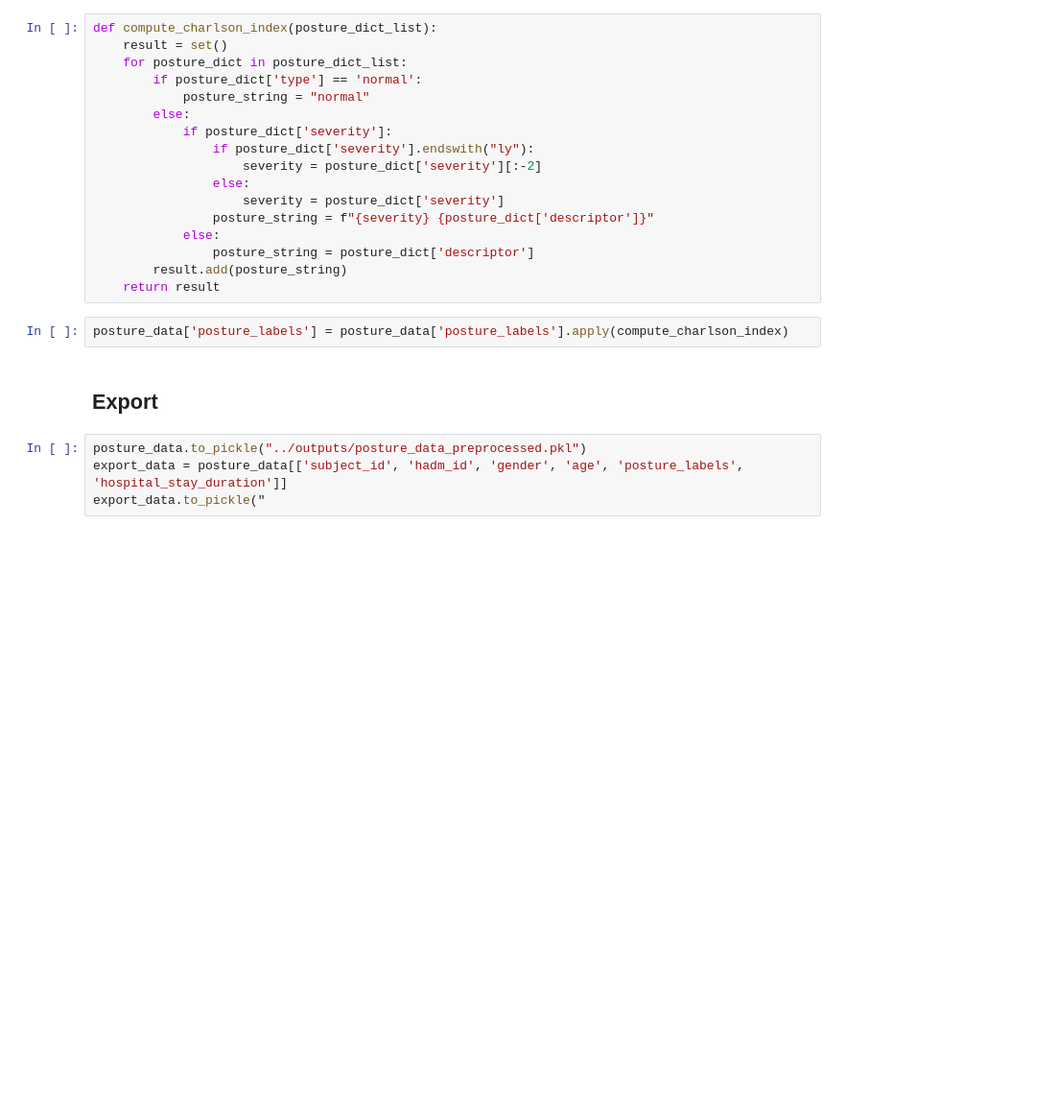
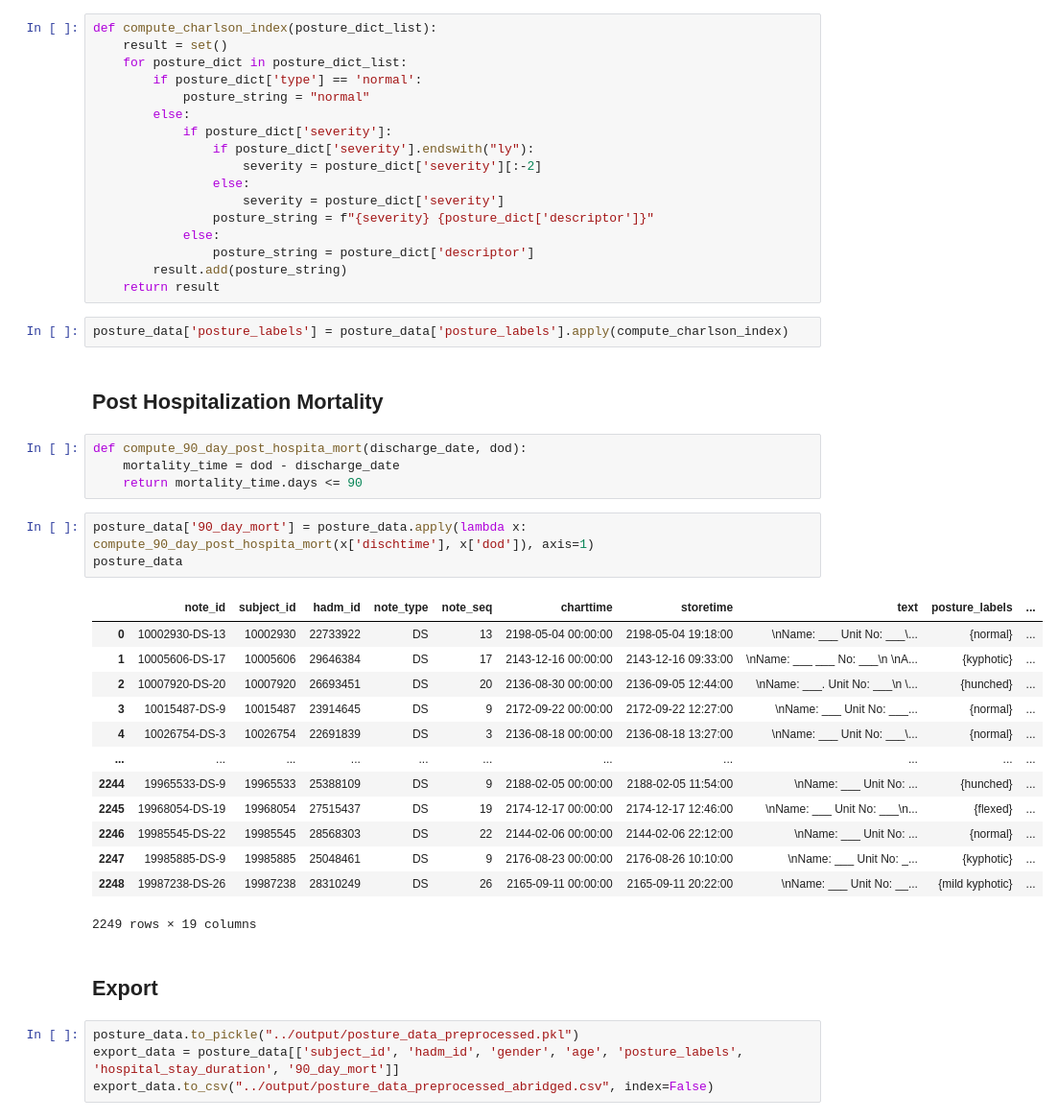
Before and after one commit to khelmr/posture_mddatathon_2025, a Jupyter notebook: scripts/nlp.ipynb, the cells around one changed output. Shown at 96% size. Saved outputs shown, nothing was run; the diff lists cells and outputs as text; blank space fills up the shorter version.

Commit message:
Added 90 day mortality to data.

```diff
--- a/scripts/nlp.ipynb
+++ b/scripts/nlp.ipynb
@@ -428,9 +428,32 @@ def compute_charlson_index(posture_dict_list):
     return result
 # %%
 posture_data['posture_labels'] = posture_data['posture_labels'].apply(compute_charlson_index)
+# %% [markdown]
+## Post Hospitalization Mortality
+# %%
+def compute_90_day_post_hospita_mort(discharge_date, dod):
+    mortality_time = dod - discharge_date
+    return mortality_time.days <= 90
+# %%
+posture_data['90_day_mort'] = posture_data.apply(lambda x: compute_90_day_post_hospita_mort(x['dischtime'], x['dod']), axis=1)
+posture_data
+# %% [output]
+|  | note_id | subject_id | hadm_id | note_type | note_seq | charttime | storetime | text | posture_labels | ... |
+| 0 | 10002930-DS-13 | 10002930 | 22733922 | DS | 13 | 2198-05-04 00:00:00 | 2198-05-04 19:18:00 | \nName: ___ Unit No: ___\... | {normal} | ... |
+| 1 | 10005606-DS-17 | 10005606 | 29646384 | DS | 17 | 2143-12-16 00:00:00 | 2143-12-16 09:33:00 | \nName: ___ ___ No: ___\n \nA... | {kyphotic} | ... |
+| 2 | 10007920-DS-20 | 10007920 | 26693451 | DS | 20 | 2136-08-30 00:00:00 | 2136-09-05 12:44:00 | \nName: ___. Unit No: ___\n \... | {hunched} | ... |
+| 3 | 10015487-DS-9 | 10015487 | 23914645 | DS | 9 | 2172-09-22 00:00:00 | 2172-09-22 12:27:00 | \nName: ___ Unit No: ___... | {normal} | ... |
+| 4 | 10026754-DS-3 | 10026754 | 22691839 | DS | 3 | 2136-08-18 00:00:00 | 2136-08-18 13:27:00 | \nName: ___ Unit No: ___\... | {normal} | ... |
+| ... | ... | ... | ... | ... | ... | ... | ... | ... | ... | ... |
+| 2244 | 19965533-DS-9 | 19965533 | 25388109 | DS | 9 | 2188-02-05 00:00:00 | 2188-02-05 11:54:00 | \nName: ___ Unit No: ... | {hunched} | ... |
+| 2245 | 19968054-DS-19 | 19968054 | 27515437 | DS | 19 | 2174-12-17 00:00:00 | 2174-12-17 12:46:00 | \nName: ___ Unit No: ___\n... | {flexed} | ... |
+| 2246 | 19985545-DS-22 | 19985545 | 28568303 | DS | 22 | 2144-02-06 00:00:00 | 2144-02-06 22:12:00 | \nName: ___ Unit No: ... | {normal} | ... |
+| 2247 | 19985885-DS-9 | 19985885 | 25048461 | DS | 9 | 2176-08-23 00:00:00 | 2176-08-26 10:10:00 | \nName: ___ Unit No: _... | {kyphotic} | ... |
+| 2248 | 19987238-DS-26 | 19987238 | 28310249 | DS | 26 | 2165-09-11 00:00:00 | 2165-09-11 20:22:00 | \nName: ___ Unit No: __... | {mild kyphotic} | ... |
+2249 rows × 19 columns
 # %% [markdown]
 ## Export
 # %%
-posture_data.to_pickle("../outputs/posture_data_preprocessed.pkl")
-export_data = posture_data[['subject_id', 'hadm_id', 'gender', 'age', 'posture_labels', 'hospital_stay_duration']]
-export_data.to_pickle("
+posture_data.to_pickle("../output/posture_data_preprocessed.pkl")
+export_data = posture_data[['subject_id', 'hadm_id', 'gender', 'age', 'posture_labels', 'hospital_stay_duration', '90_day_mort']]
+export_data.to_csv("../output/posture_data_preprocessed_abridged.csv", index=False)
```
Also changed, not shown: 2 other files.
